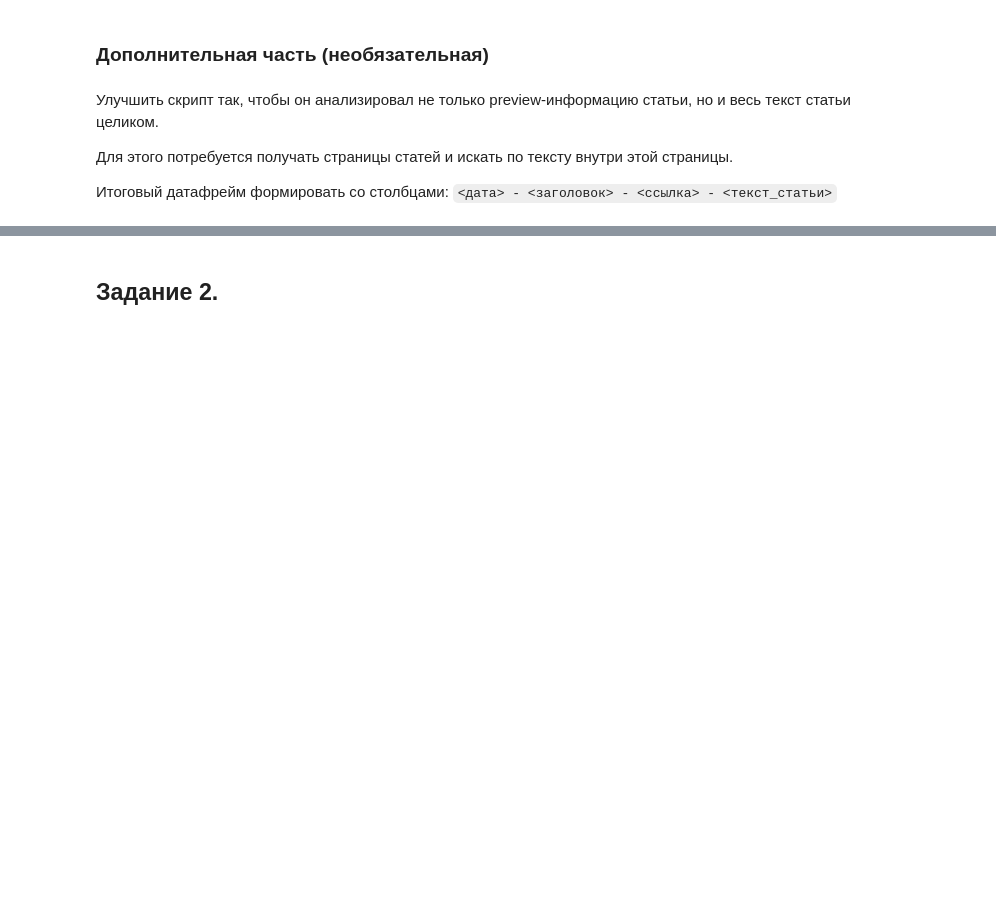
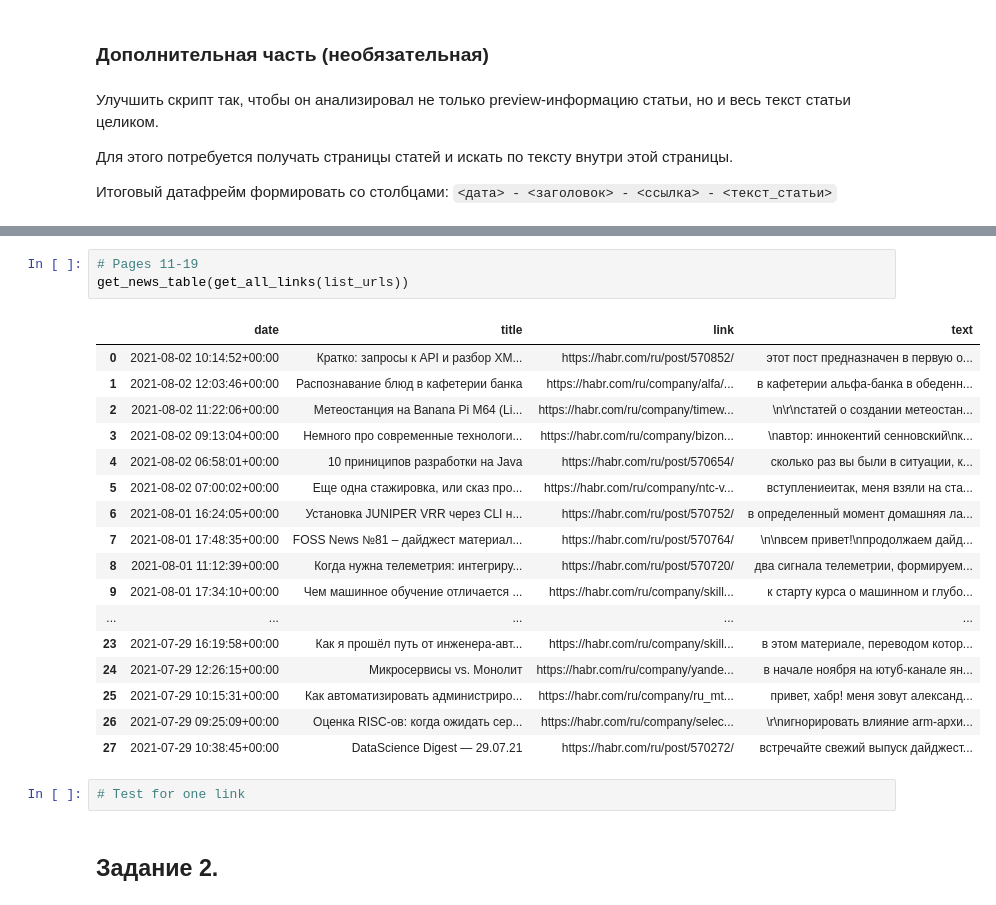
Before and after one commit to natkhosh/pyda_homeworks, a Jupyter notebook: web_scraping/web_scraping.ipynb, the cells around one changed output, grey strips where cells are left out. Saved outputs shown, nothing was run; the diff lists cells and outputs as text; blank space fills up the shorter version.

```diff
--- a/web_scraping/web_scraping.ipynb
+++ b/web_scraping/web_scraping.ipynb
@@ -25,3 +270,26 @@
+# %%
+# Pages 11-19
+get_news_table(get_all_links(list_urls))
+# %% [output]
+|  | date | title | link | text |
+| 0 | 2021-08-02 10:14:52+00:00 | Кратко: запросы к API и разбор XM... | https://habr.com/ru/post/570852/ | этот пост предназначен в первую о... |
+| 1 | 2021-08-02 12:03:46+00:00 | Распознавание блюд в кафетерии банка | https://habr.com/ru/company/alfa/... | в кафетерии альфа-банка в обеденн... |
+| 2 | 2021-08-02 11:22:06+00:00 | Метеостанция на Banana Pi M64 (Li... | https://habr.com/ru/company/timew... | \n\r\nстатей о создании метеостан... |
+| 3 | 2021-08-02 09:13:04+00:00 | Немного про современные технологи... | https://habr.com/ru/company/bizon... | \nавтор: иннокентий сенновский\nк... |
+| 4 | 2021-08-02 06:58:01+00:00 | 10 приниципов разработки на Java | https://habr.com/ru/post/570654/ | сколько раз вы были в ситуации, к... |
+| 5 | 2021-08-02 07:00:02+00:00 | Еще одна стажировка, или сказ про... | https://habr.com/ru/company/ntc-v... | вступлениеитак, меня взяли на ста... |
+| 6 | 2021-08-01 16:24:05+00:00 | Установка JUNIPER VRR через CLI н... | https://habr.com/ru/post/570752/ | в определенный момент домашняя ла... |
+| 7 | 2021-08-01 17:48:35+00:00 | FOSS News №81 – дайджест материал... | https://habr.com/ru/post/570764/ | \n\nвсем привет!\nпродолжаем дайд... |
+| 8 | 2021-08-01 11:12:39+00:00 | Когда нужна телеметрия: интегриру... | https://habr.com/ru/post/570720/ | два сигнала телеметрии, формируем... |
+| 9 | 2021-08-01 17:34:10+00:00 | Чем машинное обучение отличается ... | https://habr.com/ru/company/skill... | к старту курса о машинном и глубо... |
+| ... | ... | ... | ... | ... |
+| 23 | 2021-07-29 16:19:58+00:00 | Как я прошёл путь от инженера-авт... | https://habr.com/ru/company/skill... | в этом материале, переводом котор... |
+| 24 | 2021-07-29 12:26:15+00:00 | Микросервисы vs. Монолит | https://habr.com/ru/company/yande... | в начале ноября на ютуб-канале ян... |
+| 25 | 2021-07-29 10:15:31+00:00 | Как автоматизировать администриро... | https://habr.com/ru/company/ru_mt... | привет, хабр! меня зовут александ... |
+| 26 | 2021-07-29 09:25:09+00:00 | Оценка RISC-ов: когда ожидать сер... | https://habr.com/ru/company/selec... | \r\nигнорировать влияние arm-архи... |
+| 27 | 2021-07-29 10:38:45+00:00 | DataScience Digest — 29.07.21 | https://habr.com/ru/post/570272/ | встречайте свежий выпуск дайджест... |
+# %%
+# Test for one link
 # %% [markdown]
 ## Задание 2.
 # %% [markdown]
```
Also changed, not shown: parts of 27 cells of this notebook.
